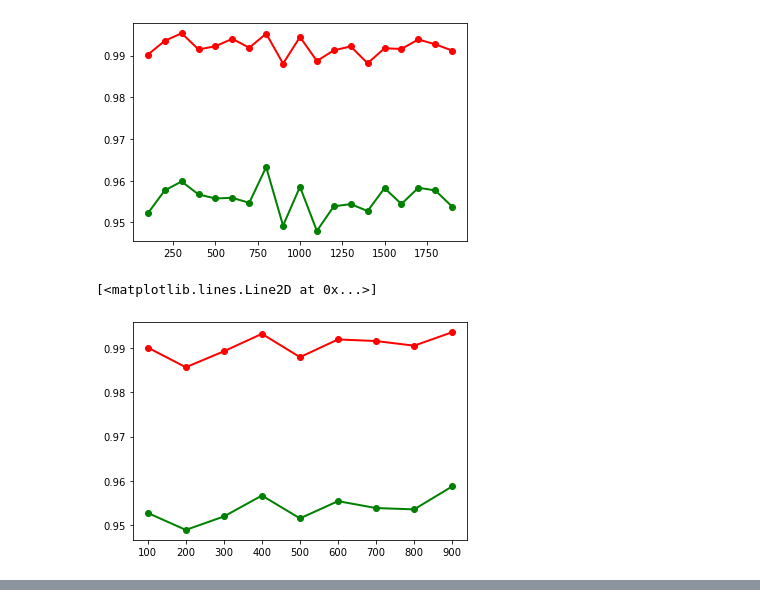
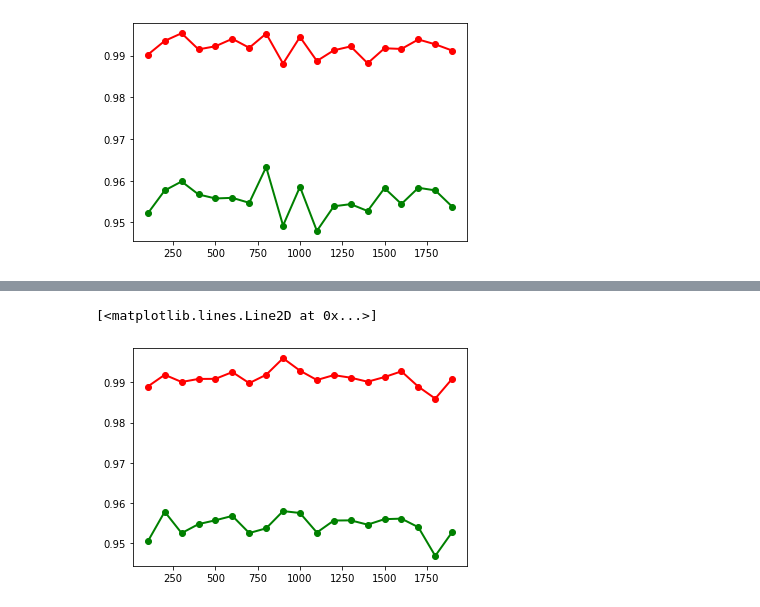
Before and after one commit to barmag/cs7641-projects, a Jupyter notebook: project1/mlp_nn_experiments.ipynb, the cells around one changed output, grey strips where cells are left out. Drawn from its saved outputs; the diff is of its cells as text; code cells hidden in the pictures.

```diff
--- a/project1/mlp_nn_experiments.ipynb
+++ b/project1/mlp_nn_experiments.ipynb
@@ -56,2 +147,19 @@ print(mnist_X.shape, mnist_y.shape)
 # %% [output]
 (70000, 784) (70000,)
+# %%
+# from sklearn.experimental import enable_halving_search_cv
+from sklearn.model_selection import GridSearchCV, StratifiedShuffleSplit
+import warnings
+warnings.filterwarnings('ignore')
+# C_range = 10. ** np.arange(-3, 8)
+# gamma_range = 10. ** np.arange(-5, 4)
+n_range = range(200, 1000, 100)
+
+cv = StratifiedShuffleSplit(n_splits=3, test_size=0.33, random_state=42)
+param_grid = {"max_iter":n_range, "activation":['relu', 'logistic']}
+# param_grid = {"activation":['relu', 'logistic']}
+grid = GridSearchCV(MLPClassifier(solver='adam'), param_grid=param_grid, cv=cv, n_jobs=-1, verbose=2)
+
+grid.fit(mnist_X_train, mnist_y_train)
+
+print("The best classifier is: ", grid.best_estimator_)
@@ -58,5 +169,4 @@ print(mnist_X.shape, mnist_y.shape)
 # %%
-mnist_X_train, mnist_X_test, mnist_y_train, mnist_y_test = train_test_split(mnist_X, mnist_y, test_size=.33, random_state=42)
-mnist_mlp_clf = MLPClassifier(solver='adam', activation='logistic', momentum=0.3, random_state=42)
+mnist_mlp_clf = MLPClassifier(solver='adam', activation='relu', max_iter=800, random_state=42)
 mnist_mlp_clf.fit(mnist_X_train, mnist_y_train)
 # %% [output]
@@ -103,10 +213,15 @@ plt.plot(max_iter_range, test_scores_mean, 'o-', label="Cross-validation score",
 # %% [output]
 [<matplotlib.lines.Line2D at 0x...>]
 [figure]
-# %%
-plt.figure()
-plt.plot(max_iter_range, train_scores_mean, 'o-', label="Training score", color="r", lw=lw)
-plt.plot(max_iter_range, test_scores_mean, 'o-', label="Cross-validation score", color="g", lw=lw)
-# %% [output]
-[<matplotlib.lines.Line2D at 0x...>]
-[figure, removed]
+# %%
+lw = 2
+max_iter_range = range(100,2000, 100)
+train_scores, test_scores = validation_curve(MLPClassifier(solver='adam', activation='relu'), mnist_X_train, mnist_y_train, param_name="max_iter", param_range=max_iter_range, scoring="accuracy", cv=3, n_jobs=-1, verbose=2)
+train_scores_mean = np.mean(train_scores, axis=1)
+train_scores_std = np.std(train_scores, axis=1)
+test_scores_mean = np.mean(test_scores, axis=1)
+test_scores_std = np.std(test_scores, axis=1)
+plt.figure()
+plt.plot(max_iter_range, train_scores_mean, 'o-', label="Training score", color="r", lw=lw)
+plt.plot(max_iter_range, test_scores_mean, 'o-', label="Cross-validation score", color="g", lw=lw)
+# %% [output]
@@ -112,0 +231,2 @@ plt.plot(max_iter_range, test_scores_mean, 'o-', label="Cross-validation score",
+[<matplotlib.lines.Line2D at 0x...>]
+[figure, added]
```
Also changed, not shown: parts of 13 cells of this notebook, 1 other file.
